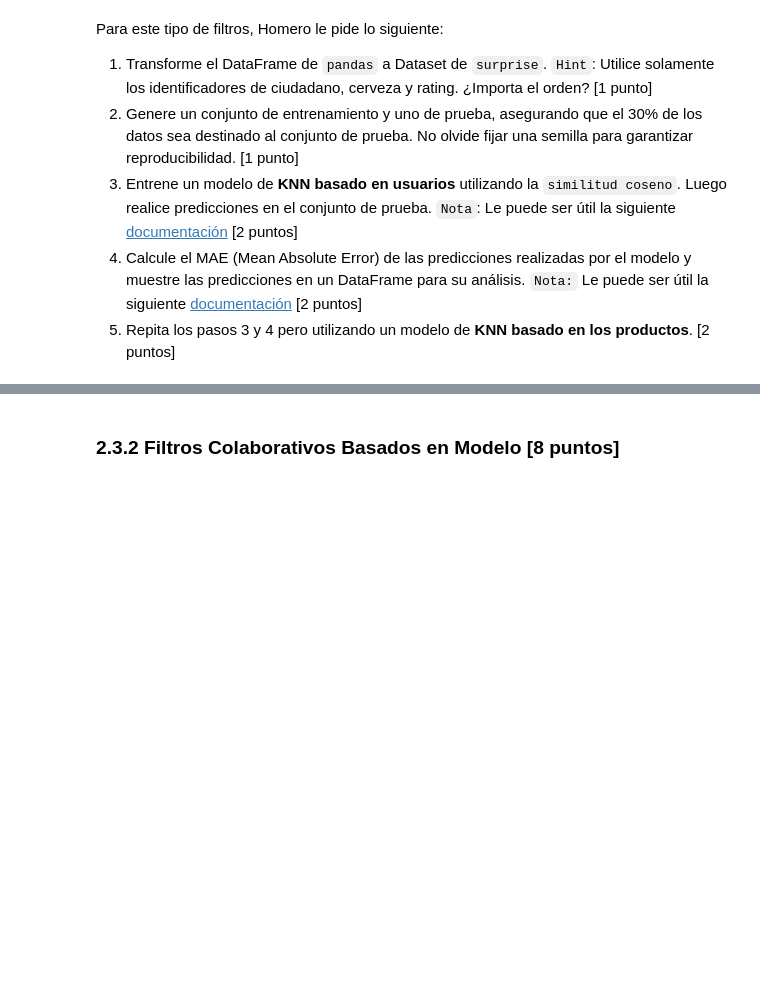
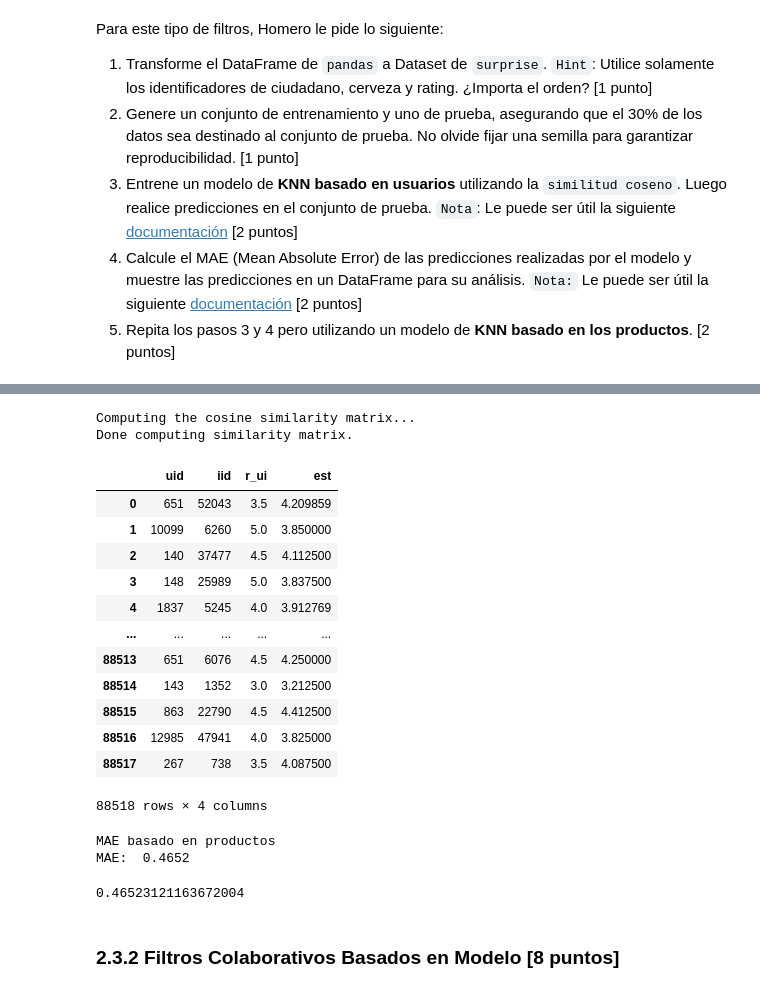
Before and after one commit to jp835/Repositorio-laboratorio-de-programaci-n-cient-fica-grupo-LosTcg, a Jupyter notebook: Lab 10/Lab10_enunciado.ipynb, the cells around one changed output, grey strips where cells are left out. Saved outputs shown, nothing was run; the diff lists cells and outputs as text; code cells hidden in the pictures; blank space fills up the shorter version.

```diff
--- a/Lab 10/Lab10_enunciado.ipynb
+++ b/Lab 10/Lab10_enunciado.ipynb
@@ -988,3 +1287,41 @@ Para este tipo de filtros, Homero le pide lo siguiente:
+# %%
+sim_options_2 = {
+    'name': 'cosine',
+    'user_based': False
+}
+
+algo_user_2= KNNBasic(sim_options=sim_options_2)
+
+
+algo_user_2.fit(trainset)
+
+
+predicciones_user_2 = algo_user_2.test(testset)
+df_predictions_2 = pd.DataFrame(predicciones_user_2)
+df_predictions_2.drop(columns = ['details'])
+# %% [output]
+Computing the cosine similarity matrix...
+Done computing similarity matrix.
+|  | uid | iid | r_ui | est |
+| 0 | 651 | 52043 | 3.5 | 4.209859 |
+| 1 | 10099 | 6260 | 5.0 | 3.850000 |
+| 2 | 140 | 37477 | 4.5 | 4.112500 |
+| 3 | 148 | 25989 | 5.0 | 3.837500 |
+| 4 | 1837 | 5245 | 4.0 | 3.912769 |
+| ... | ... | ... | ... | ... |
+| 88513 | 651 | 6076 | 4.5 | 4.250000 |
+| 88514 | 143 | 1352 | 3.0 | 3.212500 |
+| 88515 | 863 | 22790 | 4.5 | 4.412500 |
+| 88516 | 12985 | 47941 | 4.0 | 3.825000 |
+| 88517 | 267 | 738 | 3.5 | 4.087500 |
+88518 rows × 4 columns
+# %%
+print("MAE basado en productos")
+mae(predicciones_user_2)
+# %% [output]
+MAE basado en productos
+MAE:  0.4652
+0.46523121163672004
 # %% [markdown]
 ### 2.3.2 Filtros Colaborativos Basados en Modelo [8 puntos]
 # %% [markdown]
```
Also changed, not shown: parts of 49 cells of this notebook.
